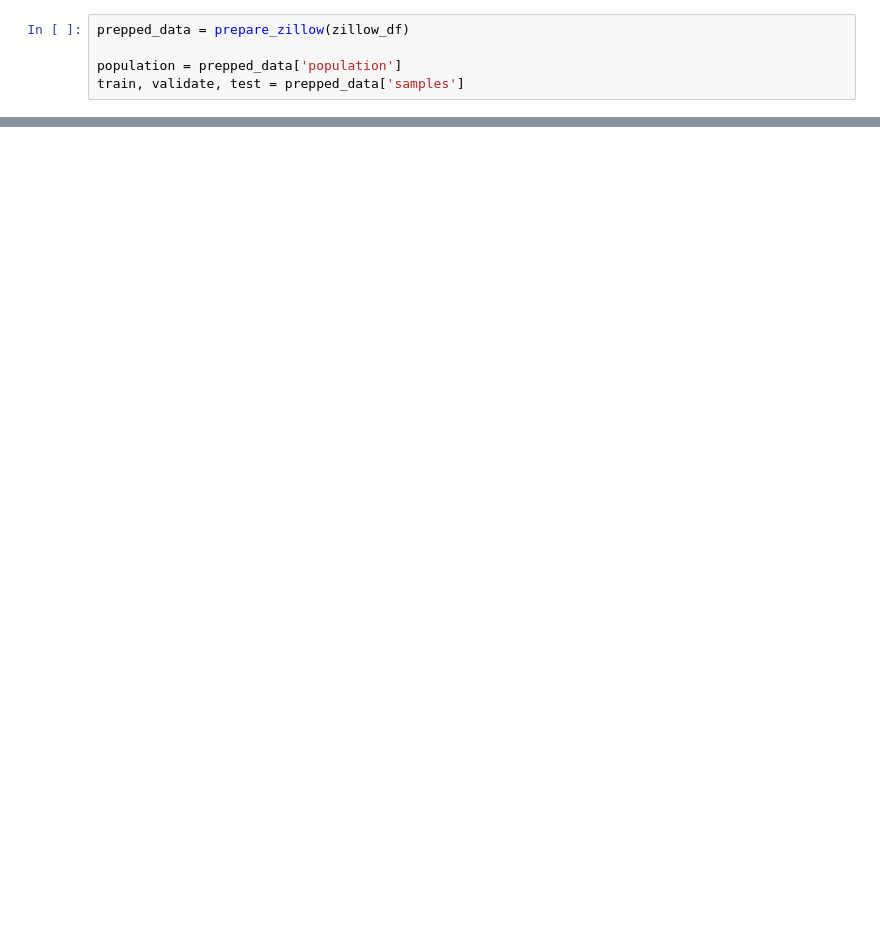
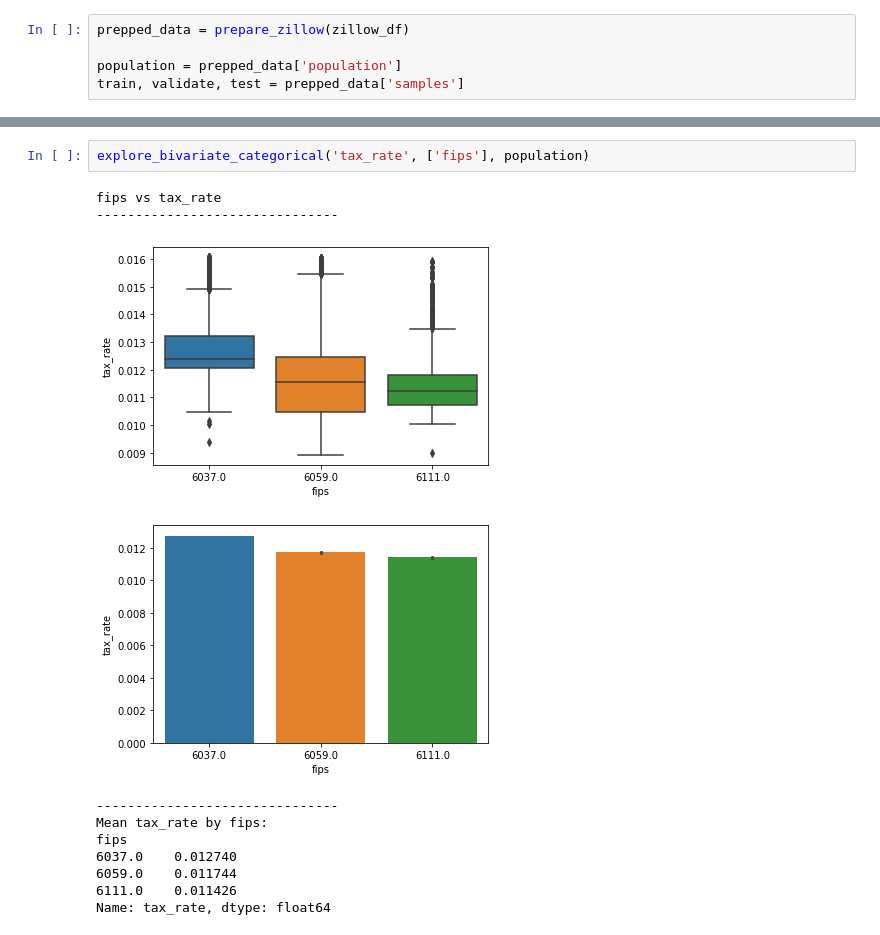
Before and after one commit to david-ryan-alviola/regression-project, a Jupyter notebook: zillow.ipynb, the cells around one changed output, grey strips where cells are left out. Drawn from its saved outputs; the diff is of its cells as text; blank space fills up the shorter version.

```diff
--- a/zillow.ipynb
+++ b/zillow.ipynb
@@ -172,0 +280,14 @@ Name: total_sqft, dtype: float64
+# %%
+explore_bivariate_categorical('tax_rate', ['fips'], population)
+# %% [output]
+fips vs tax_rate
+-------------------------------
+[figure, added]
+[figure, added]
+-------------------------------
+Mean tax_rate by fips:
+fips
+6037.0    0.012740
+6059.0    0.011744
+6111.0    0.011426
+Name: tax_rate, dtype: float64
```
Also changed, not shown: parts of 31 cells of this notebook, 5 other files.
